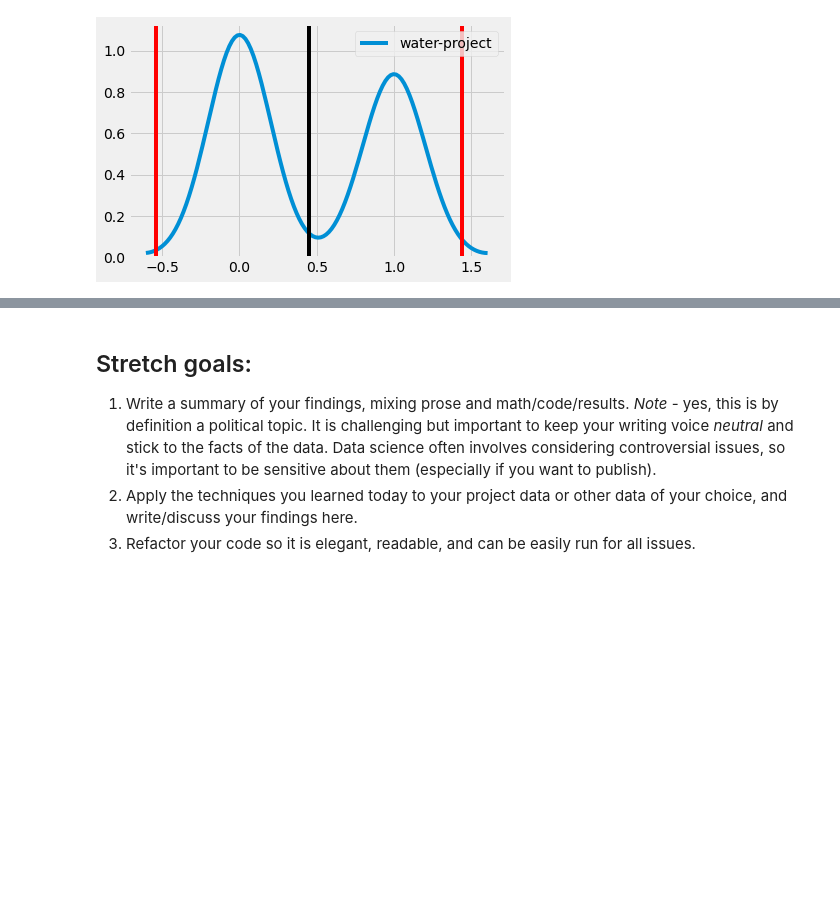
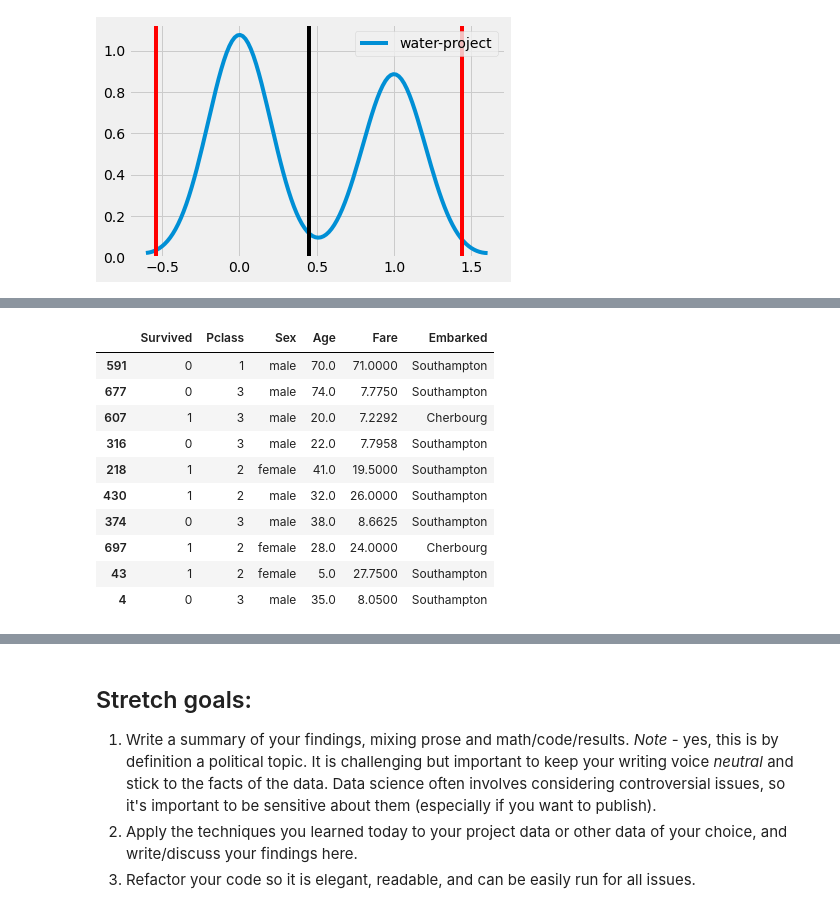
Before and after one commit to rawalk/DS-Unit-1-Sprint-2-Statistics, a Jupyter notebook: module2/LS_DS_122_Sampling_Confidence_Intervals_and_Hypothesis_Testing_Assignment.ipynb, the cells around one changed output, grey strips where cells are left out. Cells and saved outputs as stored; diff of their text form; code cells hidden in the pictures; blank space fills up the shorter version.

```diff
--- a/module2/LS_DS_122_Sampling_Confidence_Intervals_and_Hypothesis_Testing_Assignment.ipynb
+++ b/module2/LS_DS_122_Sampling_Confidence_Intervals_and_Hypothesis_Testing_Assignment.ipynb
@@ -149,0 +175,20 @@ plt.axvline(x=demo_vote_info['water-project'].mean(), color='k');
+# %%
+# reading in the csv from the professors github that has the "titanic dataset".
+
+link = 'https://raw.githubusercontent.com/austinlasseter/pandas_visualization/master/data/titanic.csv'
+t_df = pd.read_csv(link)
+
+# this is superior version of .head() or .tail(); faster for jank analysis.
+t_df.sample(10)
+# %% [output]
+|  | Survived | Pclass | Sex | Age | Fare | Embarked |
+| 591 | 0 | 1 | male | 70.0 | 71.0000 | Southampton |
+| 677 | 0 | 3 | male | 74.0 | 7.7750 | Southampton |
+| 607 | 1 | 3 | male | 20.0 | 7.2292 | Cherbourg |
+| 316 | 0 | 3 | male | 22.0 | 7.7958 | Southampton |
+| 218 | 1 | 2 | female | 41.0 | 19.5000 | Southampton |
+| 430 | 1 | 2 | male | 32.0 | 26.0000 | Southampton |
+| 374 | 0 | 3 | male | 38.0 | 8.6625 | Southampton |
+| 697 | 1 | 2 | female | 28.0 | 24.0000 | Cherbourg |
+| 43 | 1 | 2 | female | 5.0 | 27.7500 | Southampton |
+| 4 | 0 | 3 | male | 35.0 | 8.0500 | Southampton |
```
Also changed, not shown: parts of 6 cells of this notebook.
